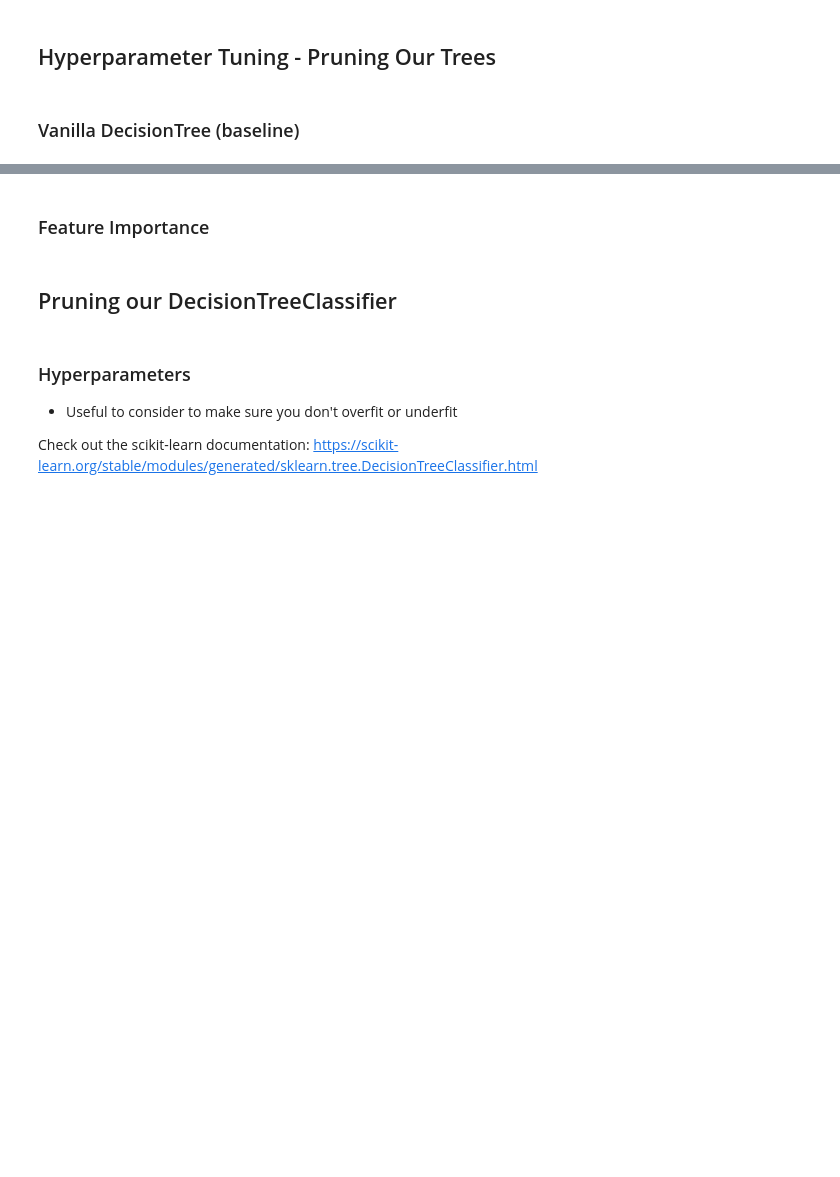
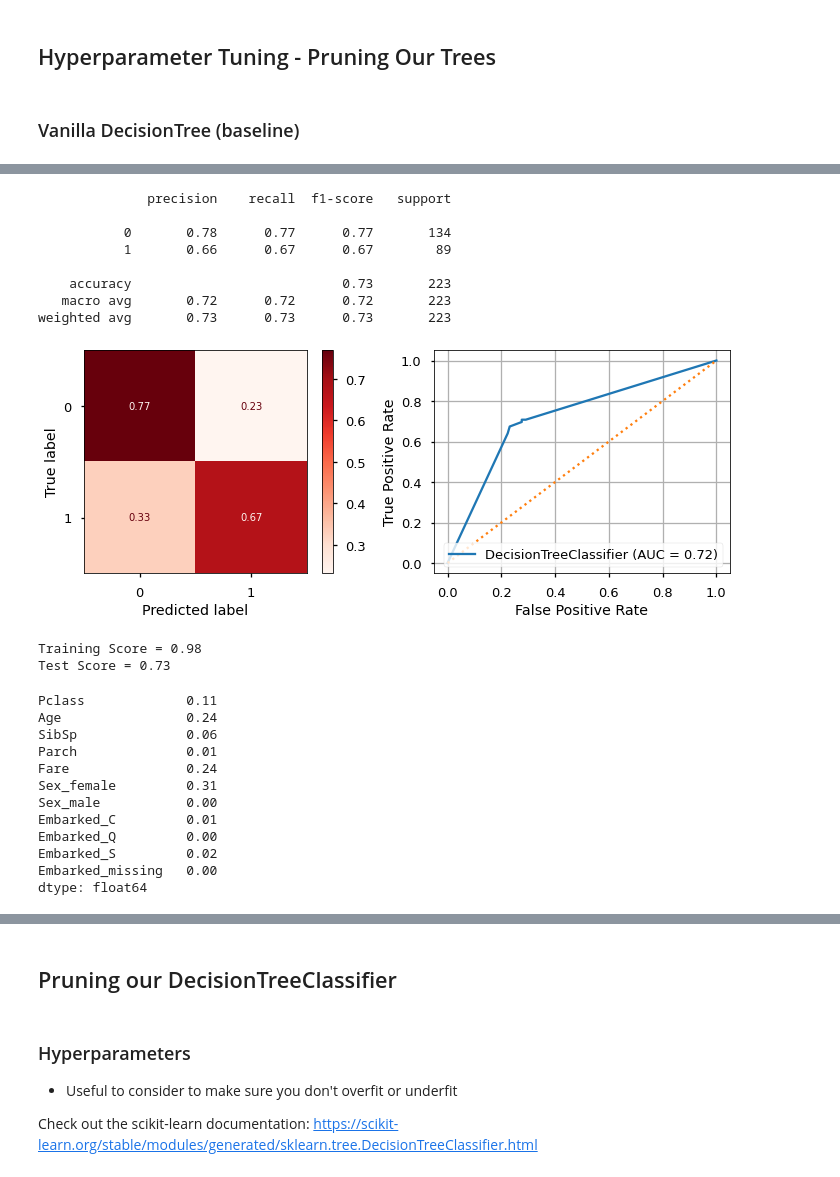
Before and after one commit to flatiron-school/Online-DS-FT-022221-Cohort-Notes, a Jupyter notebook: Phase_3/topic_29_decision_trees/instructor/topic_29_decision_trees_v2_titanic-instructor.ipynb, the cells around one changed output, grey strips where cells are left out. Cells and saved outputs as stored; diff of their text form; code cells hidden in the pictures; blank space fills up the shorter version.

```diff
--- a/Phase_3/topic_29_decision_trees/instructor/topic_29_decision_trees_v2_titanic-instructor.ipynb
+++ b/Phase_3/topic_29_decision_trees/instructor/topic_29_decision_trees_v2_titanic-instructor.ipynb
@@ -480,4 +707,31 @@ tree.score(X_train_df,y_train)
 # %%
 ## Evaluate
 evaluate_classification(tree,X_test_df,y_test,X_train=X_train_df,
                        y_train=y_train);
+
+## plot feature  importance
+plot_importance(tree,X_test_df)
+# %% [output]
+              precision    recall  f1-score   support
+
+           0       0.78      0.77      0.77       134
+           1       0.66      0.67      0.67        89
+
+    accuracy                           0.73       223
+   macro avg       0.72      0.72      0.72       223
+weighted avg       0.73      0.73      0.73       223
+[figure, added]
+Training Score = 0.98
+Test Score = 0.73
+Pclass             0.11
+Age                0.24
+SibSp              0.06
+Parch              0.01
+Fare               0.24
+Sex_female         0.31
+Sex_male           0.00
+Embarked_C         0.01
+Embarked_Q         0.00
+Embarked_S         0.02
+Embarked_missing   0.00
+dtype: float64
@@ -484,2 +738,0 @@ evaluate_classification(tree,X_test_df,y_test,X_train=X_train_df,
-# %% [markdown]
-### Feature Importance
```
Also changed, not shown: parts of 56 cells of this notebook, 2 other files.
